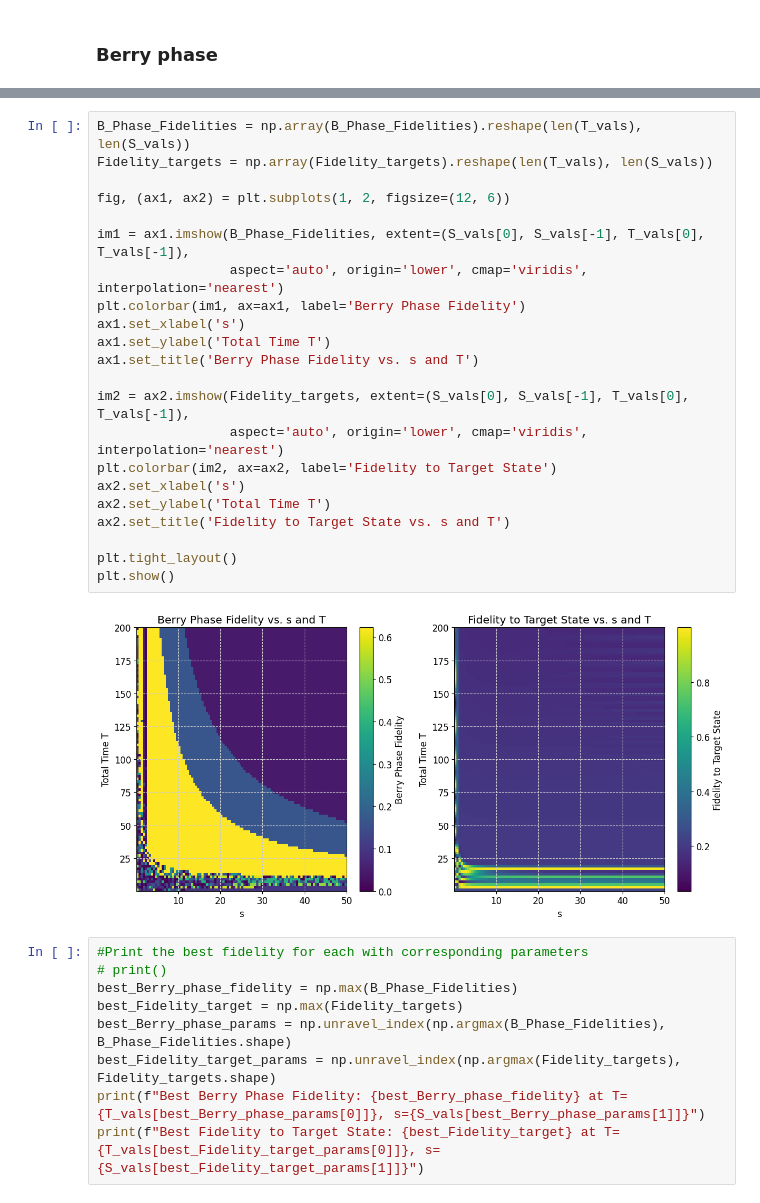
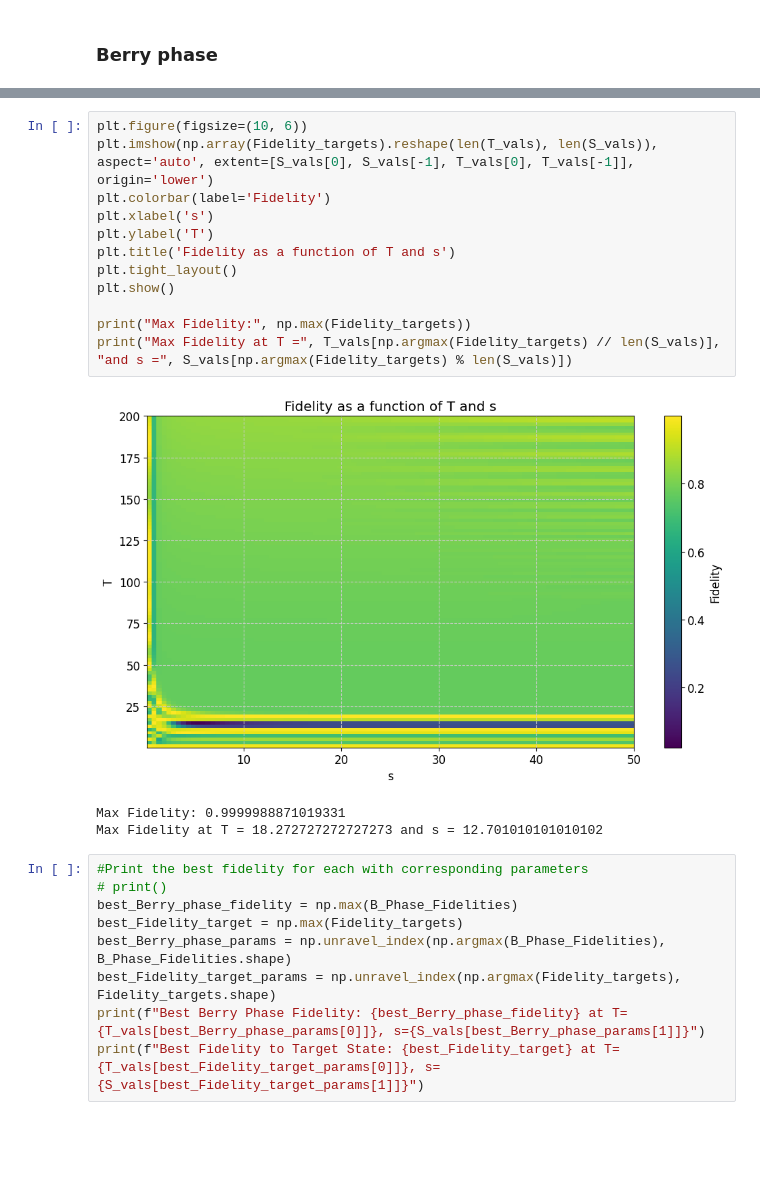
Before and after one commit to hishemok/FYS5419, a Jupyter notebook: Project_2/Braiding_project.ipynb, the cells around one changed output, grey strips where cells are left out. Cells and saved outputs as stored; diff of their text form; blank space fills up the shorter version.

```diff
--- a/Project_2/Braiding_project.ipynb
+++ b/Project_2/Braiding_project.ipynb
@@ -841,27 +877,19 @@ S_vals = np.linspace(0.1, 50, 100)
-# %%
-B_Phase_Fidelities = np.array(B_Phase_Fidelities).reshape(len(T_vals), len(S_vals))
-Fidelity_targets = np.array(Fidelity_targets).reshape(len(T_vals), len(S_vals))
-
-fig, (ax1, ax2) = plt.subplots(1, 2, figsize=(12, 6))
-
-im1 = ax1.imshow(B_Phase_Fidelities, extent=(S_vals[0], S_vals[-1], T_vals[0], T_vals[-1]),
-                 aspect='auto', origin='lower', cmap='viridis', interpolation='nearest')
-plt.colorbar(im1, ax=ax1, label='Berry Phase Fidelity')
-ax1.set_xlabel('s')
-ax1.set_ylabel('Total Time T')
-ax1.set_title('Berry Phase Fidelity vs. s and T')
-
-im2 = ax2.imshow(Fidelity_targets, extent=(S_vals[0], S_vals[-1], T_vals[0], T_vals[-1]),
-                 aspect='auto', origin='lower', cmap='viridis', interpolation='nearest')
-plt.colorbar(im2, ax=ax2, label='Fidelity to Target State')
-ax2.set_xlabel('s')
-ax2.set_ylabel('Total Time T')
-ax2.set_title('Fidelity to Target State vs. s and T')
-
-plt.tight_layout()
-plt.show()
-# %% [output]
-[figure, removed]
+# %%
+plt.figure(figsize=(10, 6))
+plt.imshow(np.array(Fidelity_targets).reshape(len(T_vals), len(S_vals)), aspect='auto', extent=[S_vals[0], S_vals[-1], T_vals[0], T_vals[-1]], origin='lower')
+plt.colorbar(label='Fidelity')
+plt.xlabel('s')
+plt.ylabel('T')
+plt.title('Fidelity as a function of T and s')
+plt.tight_layout()
+plt.show()
+
+print("Max Fidelity:", np.max(Fidelity_targets))
+print("Max Fidelity at T =", T_vals[np.argmax(Fidelity_targets) // len(S_vals)], "and s =", S_vals[np.argmax(Fidelity_targets) % len(S_vals)])
+# %% [output]
+[figure, added]
+Max Fidelity: 0.9999988871019331
+Max Fidelity at T = 18.272727272727273 and s = 12.701010101010102
 # %%
 #Print the best fidelity for each with corresponding parameters
 # print()
```
Also changed, not shown: parts of 7 cells of this notebook.
